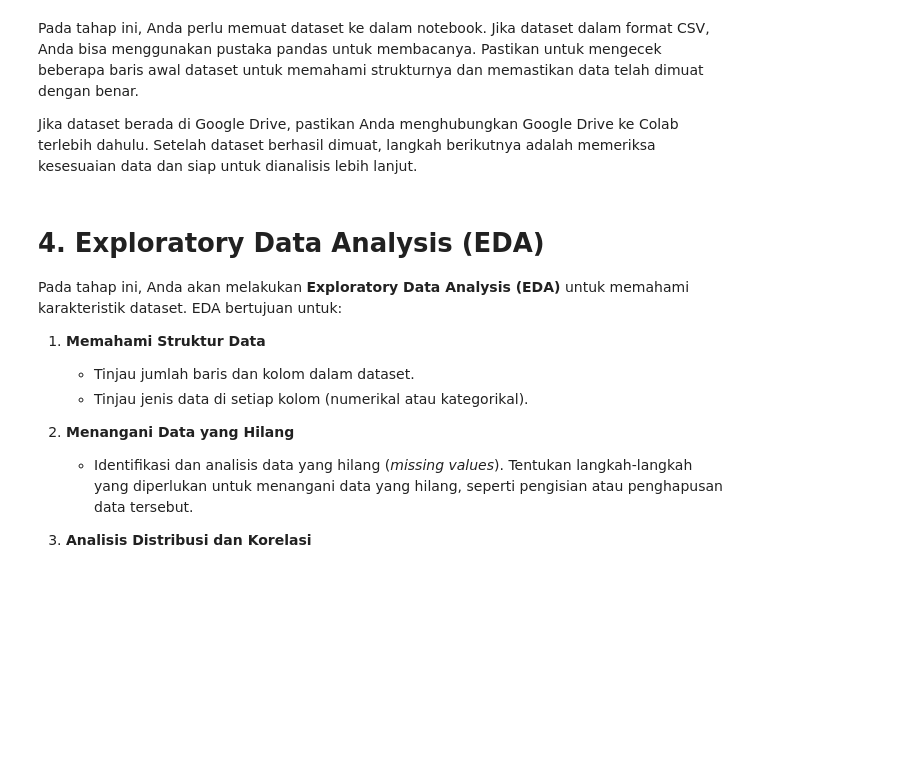
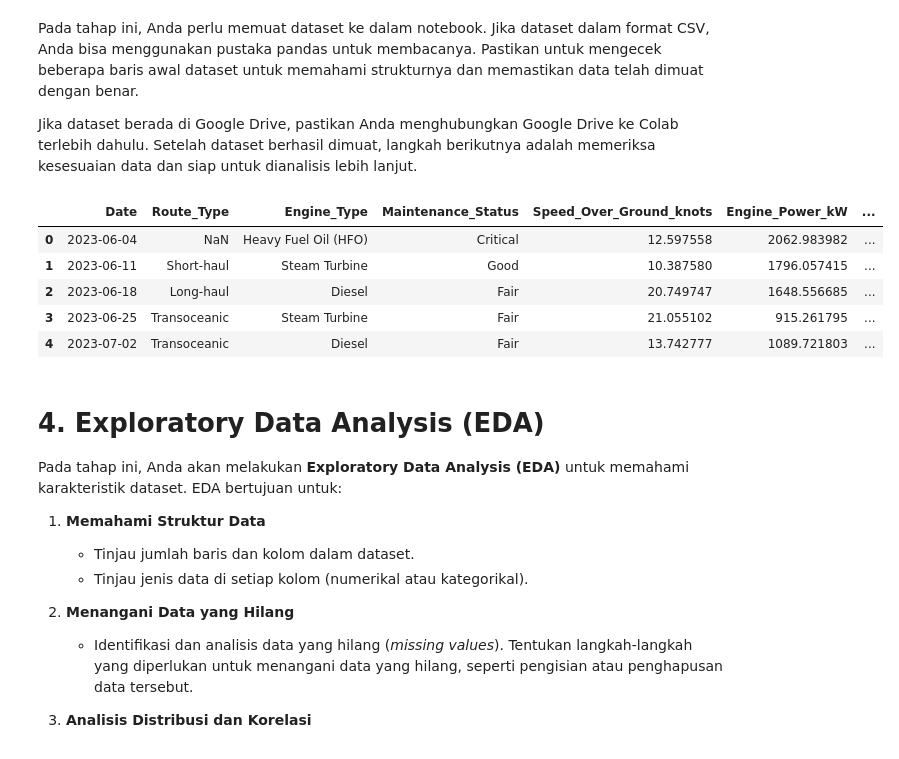
Before and after one commit to ftthalmhdi/ship, a Jupyter notebook: [Clustering]_Submission_Akhir_BMLP_Fattah_Al_Mahdi.ipynb, the cells around one changed output. Saved outputs shown, nothing was run; the diff lists cells and outputs as text; code cells hidden in the pictures; blank space fills up the shorter version.

```diff
--- a/[Clustering]_Submission_Akhir_BMLP_Fattah_Al_Mahdi.ipynb
+++ b/[Clustering]_Submission_Akhir_BMLP_Fattah_Al_Mahdi.ipynb
@@ -38,3 +36,13 @@ Jika dataset berada di Google Drive, pastikan Anda menghubungkan Google Drive ke
+# %%
+df = pd.read_csv('https://raw.githubusercontent.com/ftthalmhdi/ship/refs/heads/main/Dataset_inisiasi.csv')
+df.head()
+# %% [output]
+|  | Date | Route_Type | Engine_Type | Maintenance_Status | Speed_Over_Ground_knots | Engine_Power_kW | ... |
+| 0 | 2023-06-04 | NaN | Heavy Fuel Oil (HFO) | Critical | 12.597558 | 2062.983982 | ... |
+| 1 | 2023-06-11 | Short-haul | Steam Turbine | Good | 10.387580 | 1796.057415 | ... |
+| 2 | 2023-06-18 | Long-haul | Diesel | Fair | 20.749747 | 1648.556685 | ... |
+| 3 | 2023-06-25 | Transoceanic | Steam Turbine | Fair | 21.055102 | 915.261795 | ... |
+| 4 | 2023-07-02 | Transoceanic | Diesel | Fair | 13.742777 | 1089.721803 | ... |
 # %% [markdown]
 # **4. Exploratory Data Analysis (EDA)**
 
```
Also changed, not shown: parts of 12 cells of this notebook.
